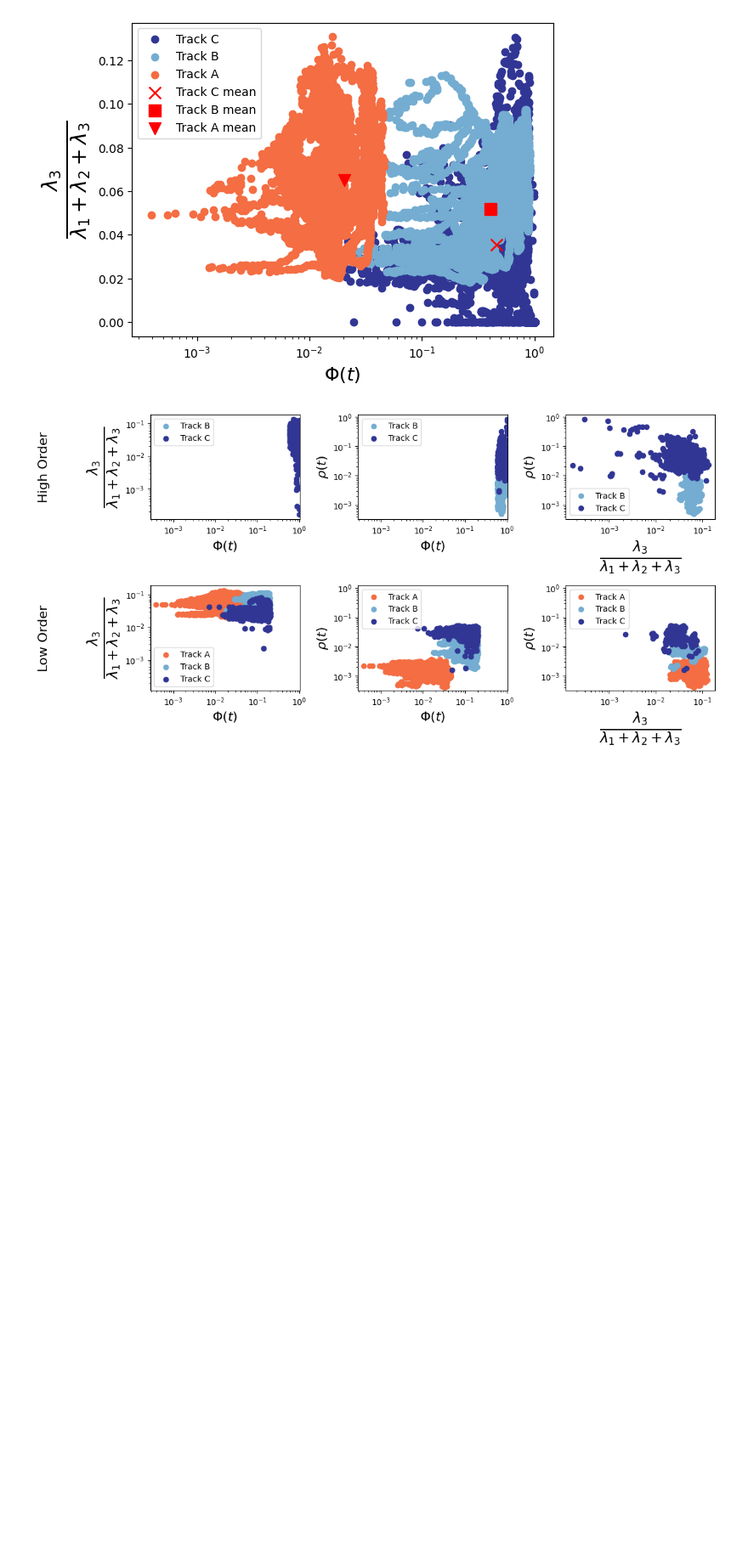
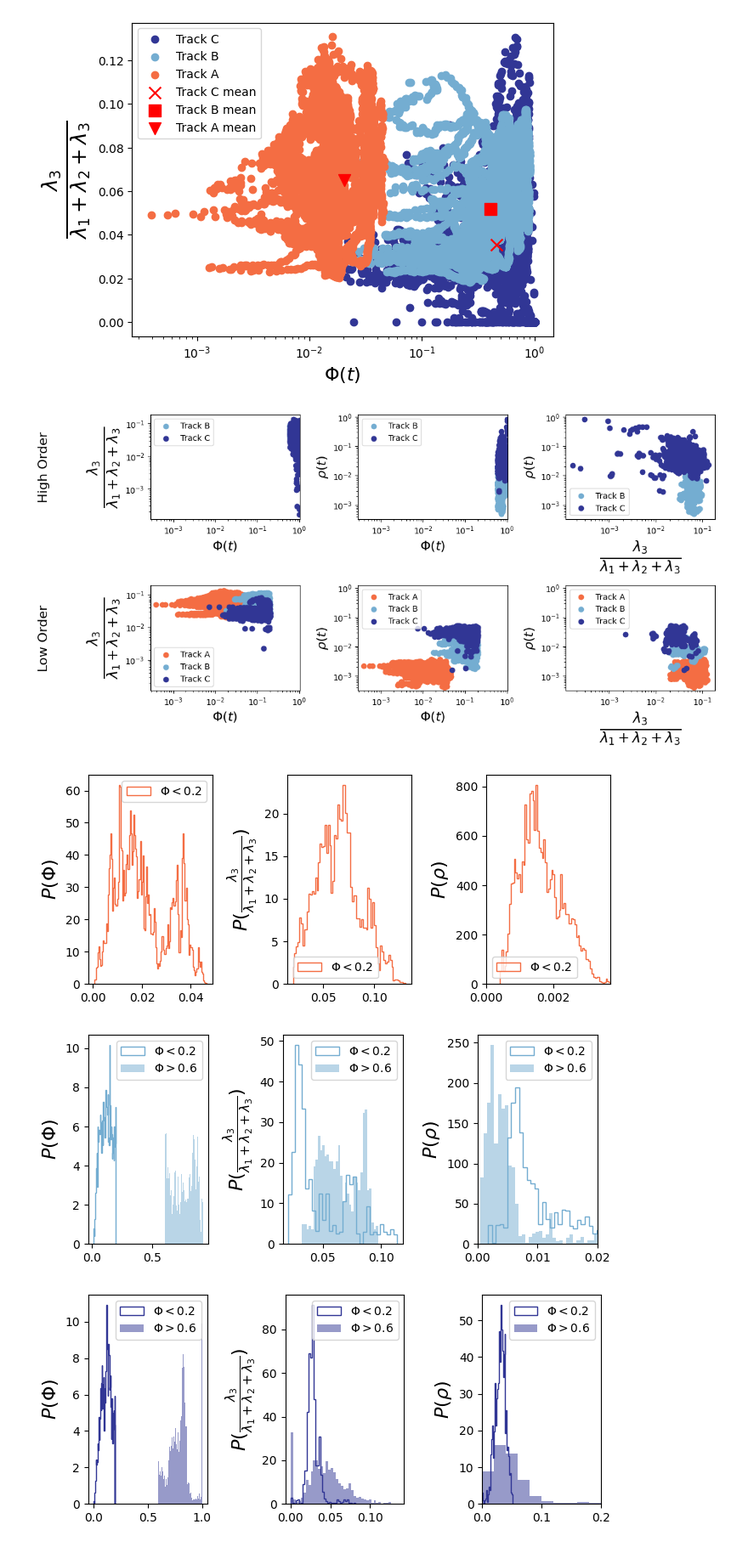
Before and after one commit to mmccraw98/flocking-emergence-iw, a Jupyter notebook: code/data/initial-data-analysis.ipynb, the cells around one changed output. Shown: that part at 85% size. Cells and saved outputs as stored; diff of their text form; code cells hidden in the pictures; blank space fills up the shorter version.

```diff
--- a/code/data/initial-data-analysis.ipynb
+++ b/code/data/initial-data-analysis.ipynb
@@ -251,3 +249,38 @@ plt.tight_layout()
 plt.savefig('high_vs_low_order_correlations.png', dpi=300, bbox_inches='tight')
 # %% [output]
 [figure]
+# %%
+# vel_order_A[vel_order_A > phi_high].time
+labels = ['Track A', 'Track B', 'Track C']
+dfs = [df_A, df_B, df_C]
+vel_orders = [vel_order_A, vel_order_B, vel_order_C]
+cs = [colors[0], colors[3], colors[4]]
+
+for i, (df, vel_order, label, color) in enumerate(zip(dfs, vel_orders, labels, cs)):
+    fig, ax = plt.subplots(1, 3, figsize=(7, 3))
+    for condition, cond_label in zip([vel_order > phi_high, vel_order < phi_low][::-1], [r'$\Phi>0.6$', r'$\Phi<0.2$'][::-1]):
+        df_sub = df[df.time.isin(vel_order[condition].index.values)].copy()
+        # vel = get_velocity_order_parameter(df_sub)
+        vel = vel_order[condition]
+        var = get_variance_ratios(df_sub)
+        dens = get_number_densities(df_sub)
+        plot_labels = [r'$P(\Phi)$', r'$P(\frac{\lambda_3}{\lambda_1 + \lambda_2 + \lambda_3})$', r'$P(\rho)$']
+        if vel.size > 0:
+            for i, thing_to_plot in enumerate([vel, var[:, 2], dens[dens < 1e6]]):
+                ax[i].set_ylabel(plot_labels[i], fontsize=16)
+                if i == 2:
+                    xmax = min(max(thing_to_plot), 0.2)
+                    ax[i].set_xlim(0, xmax)
+                if cond_label == r'$\Phi>0.6$':
+                    ax[i].hist(thing_to_plot, bins=int(np.sqrt(thing_to_plot.size)), color=color, density=True, label=cond_label, alpha=0.5)
+                else:
+                    ax[i].hist(thing_to_plot, bins=int(np.sqrt(thing_to_plot.size)), color=color, density=True, histtype='step', label=cond_label)
+    for _ in ax:
+        _.legend()
+    plt.tight_layout()
+    plt.savefig(f'high_vs_low_order_correlations_PDF_{label}.png', dpi=300, bbox_inches='tight')
+    plt.show()
+# %% [output]
+[figure, added]
+[figure, added]
+[figure, added]
```
Also changed, not shown: parts of 3 cells of this notebook, 3 other files.
